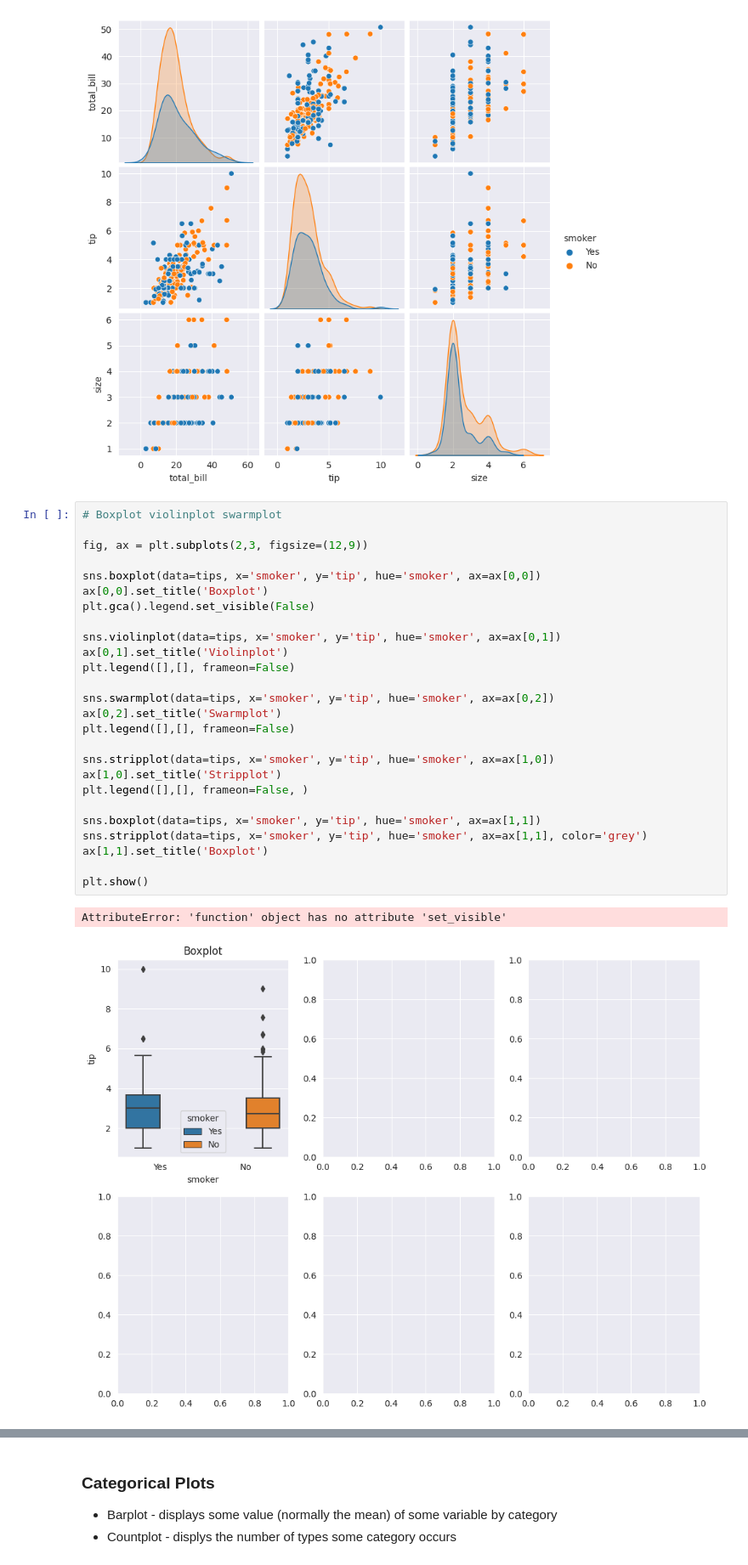
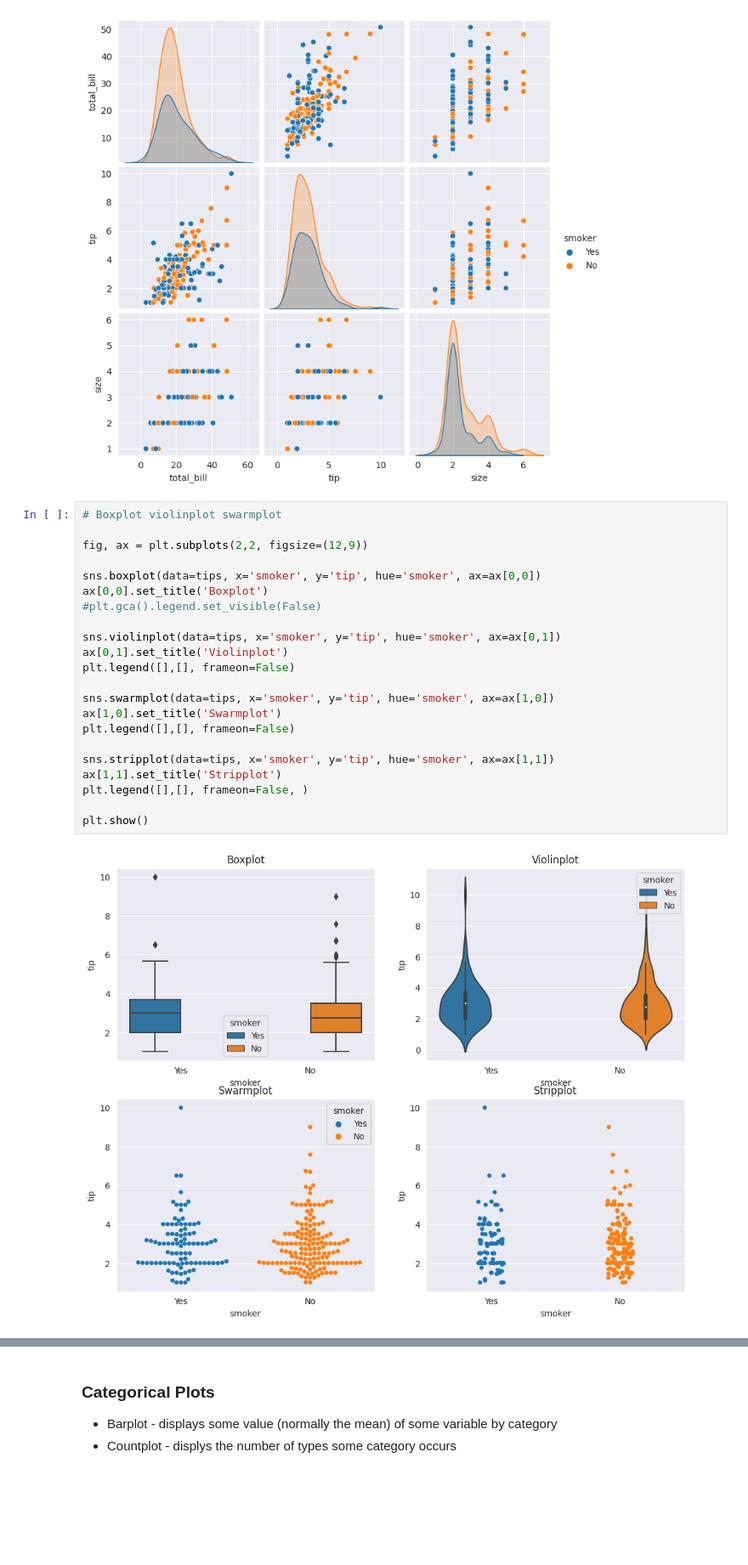
Before and after one commit to drolsonmi/math3080, a Jupyter notebook: Notes/08b Graphs_Seaborn.ipynb, the cells around one changed output, grey strips where cells are left out. Shown at 85% size. Drawn from its saved outputs; the diff is of its cells as text; blank space fills up the shorter version.

```diff
--- a/Notes/08b Graphs_Seaborn.ipynb
+++ b/Notes/08b Graphs_Seaborn.ipynb
@@ -193,29 +177,24 @@ sns.pairplot(data=tips, hue='smoker')
 # %%
 # Boxplot violinplot swarmplot
 
-fig, ax = plt.subplots(2,3, figsize=(12,9))
+fig, ax = plt.subplots(2,2, figsize=(12,9))
 
 sns.boxplot(data=tips, x='smoker', y='tip', hue='smoker', ax=ax[0,0])
 ax[0,0].set_title('Boxplot')
-plt.gca().legend.set_visible(False)
+#plt.gca().legend.set_visible(False)
 
 sns.violinplot(data=tips, x='smoker', y='tip', hue='smoker', ax=ax[0,1])
 ax[0,1].set_title('Violinplot')
 plt.legend([],[], frameon=False)
 
-sns.swarmplot(data=tips, x='smoker', y='tip', hue='smoker', ax=ax[0,2])
-ax[0,2].set_title('Swarmplot')
+sns.swarmplot(data=tips, x='smoker', y='tip', hue='smoker', ax=ax[1,0])
+ax[1,0].set_title('Swarmplot')
 plt.legend([],[], frameon=False)
 
-sns.stripplot(data=tips, x='smoker', y='tip', hue='smoker', ax=ax[1,0])
-ax[1,0].set_title('Stripplot')
+sns.stripplot(data=tips, x='smoker', y='tip', hue='smoker', ax=ax[1,1])
+ax[1,1].set_title('Stripplot')
 plt.legend([],[], frameon=False, )
 
-sns.boxplot(data=tips, x='smoker', y='tip', hue='smoker', ax=ax[1,1])
-sns.stripplot(data=tips, x='smoker', y='tip', hue='smoker', ax=ax[1,1], color='grey')
-ax[1,1].set_title('Boxplot')
-
 plt.show()
 # %% [output]
-AttributeError: 'function' object has no attribute 'set_visible'
-[figure, old version]
+[figure, new version]
```
Also changed, not shown: parts of 27 cells of this notebook.
